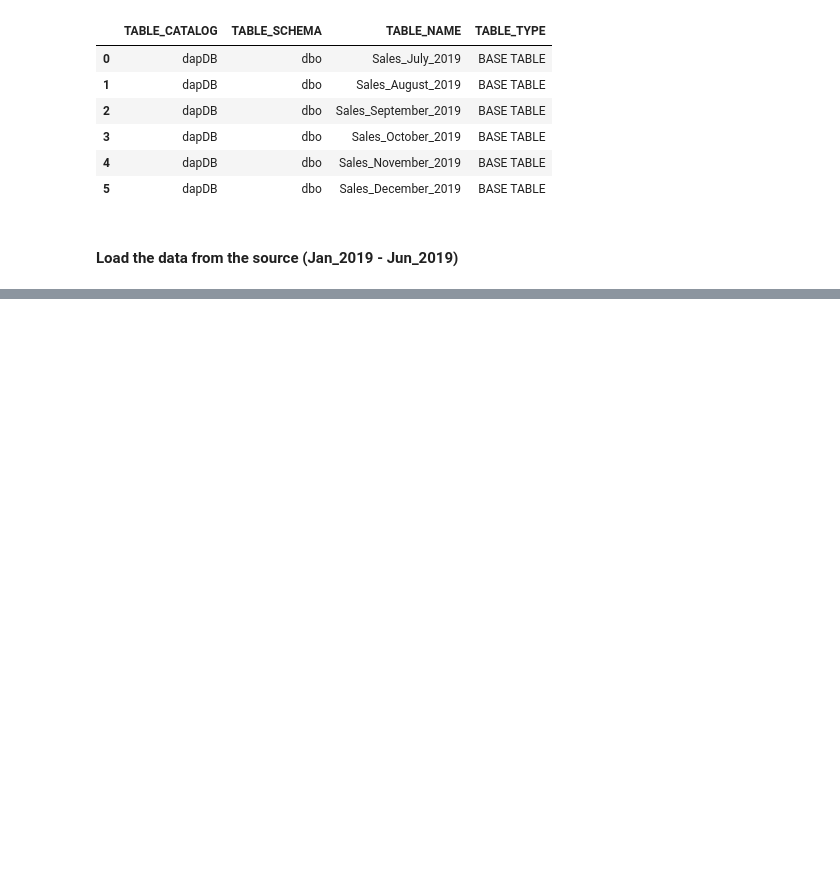
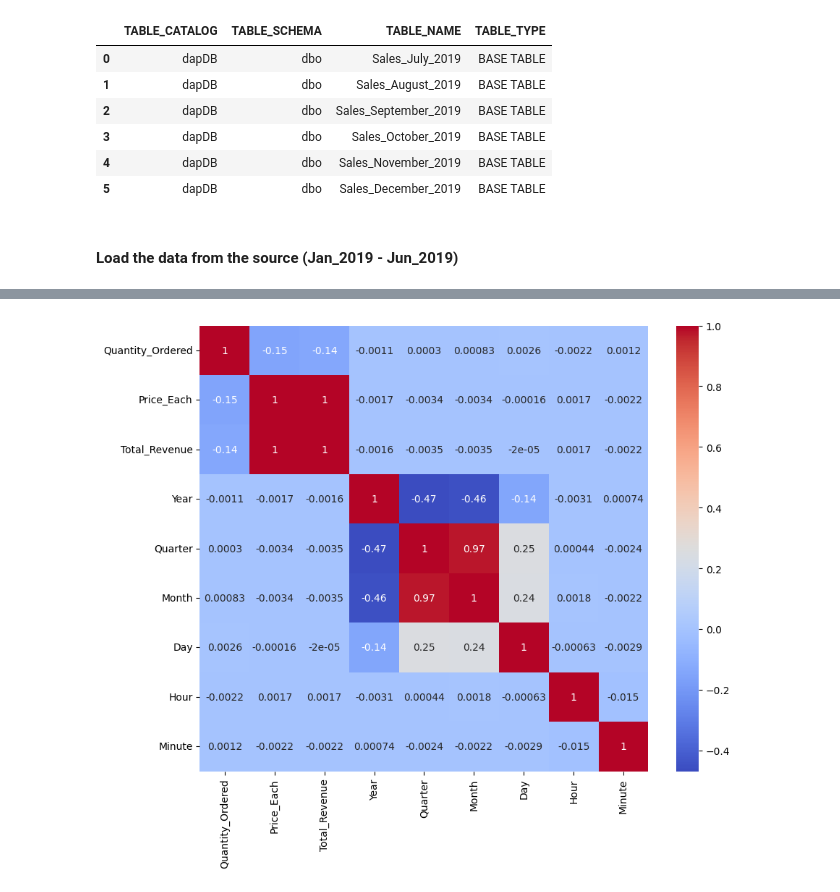
Before and after one commit to MayayaPatrick/Business-Intelligence-Solution-Project, a Jupyter notebook: Notebook/dashboard_project.ipynb, the cells around one changed output, grey strips where cells are left out. Cells and saved outputs as stored; diff of their text form; code cells hidden in the pictures; blank space fills up the shorter version.

Commit message:
data cleaning and exploratory data Analytics

```diff
--- a/Notebook/dashboard_project.ipynb
+++ b/Notebook/dashboard_project.ipynb
@@ -162,0 +572,7 @@ Jun_2019= pd.read_csv('../Data/Sales_June_2019.csv')
+# %%
+getINNOtized_sales_2019['Year'] = getINNOtized_sales_2019['Order_Date'].dt.year
+getINNOtized_sales_2019['Quarter'] = getINNOtized_sales_2019['Order_Date'].dt.quarter
+getINNOtized_sales_2019['Month'] = getINNOtized_sales_2019['Order_Date'].dt.month
+getINNOtized_sales_2019['Day'] = getINNOtized_sales_2019['Order_Date'].dt.day
+getINNOtized_sales_2019['Hour'] = getINNOtized_sales_2019['Order_Date'].dt.hour
+getINNOtized_sales_2019['Minute'] = getINNOtized_sales_2019['Order_Date'].dt.minute
@@ -162,0 +627,6 @@ Jun_2019= pd.read_csv('../Data/Sales_June_2019.csv')
+# %%
+# Convert all years greater than 2019 to 2019
+getINNOtized_sales_2019.loc[getINNOtized_sales_2019["Year"] > 2019, "Year"] = 2019
+
+# Display the updated data to confirm the change
+print(getINNOtized_sales_2019["Year"].unique())
@@ -162,0 +652,8 @@ Jun_2019= pd.read_csv('../Data/Sales_June_2019.csv')
+# %%
+# Create a new DataFrame to store final
+getINNOtized_sales_2019 = getINNOtized_sales_2019.copy()
+# Extract the city from 'Purchase_Address'
+getINNOtized_sales_2019['City'] = getINNOtized_sales_2019['Purchase_Address'].apply(lambda x: x.split(',')[1].strip() if ',' in x else None)
+
+# Display the first few rows to check if the city was extracted correctly
+print(getINNOtized_sales_2019[['Purchase_Address', 'City']].head())
@@ -162,0 +740,12 @@ Jun_2019= pd.read_csv('../Data/Sales_June_2019.csv')
+# %%
+# Step 1: Check the data types of the columns
+print(getINNOtized_sales_2019.dtypes)
+
+# Step 2: Select only numeric columns
+numeric_columns = getINNOtized_sales_2019.select_dtypes(include='number')
+
+# Step 3: Calculate the correlation matrix
+correlation_matrix = numeric_columns.corr()
+
+# Display the correlation matrix
+print(correlation_matrix)
@@ -162,0 +770,13 @@ Jun_2019= pd.read_csv('../Data/Sales_June_2019.csv')
+# %%
+# Plot a heatmap of the Correlation Matrix
+
+# Set the figure size
+plt.figure(figsize=(10, 8))
+
+# Create a heatmap using seaborn
+sns.heatmap(correlation_matrix, annot=True, cmap='coolwarm')
+
+# Show the plot
+plt.show()
+# %% [output]
+[figure, added]
```
Also changed, not shown: parts of 69 cells of this notebook.
